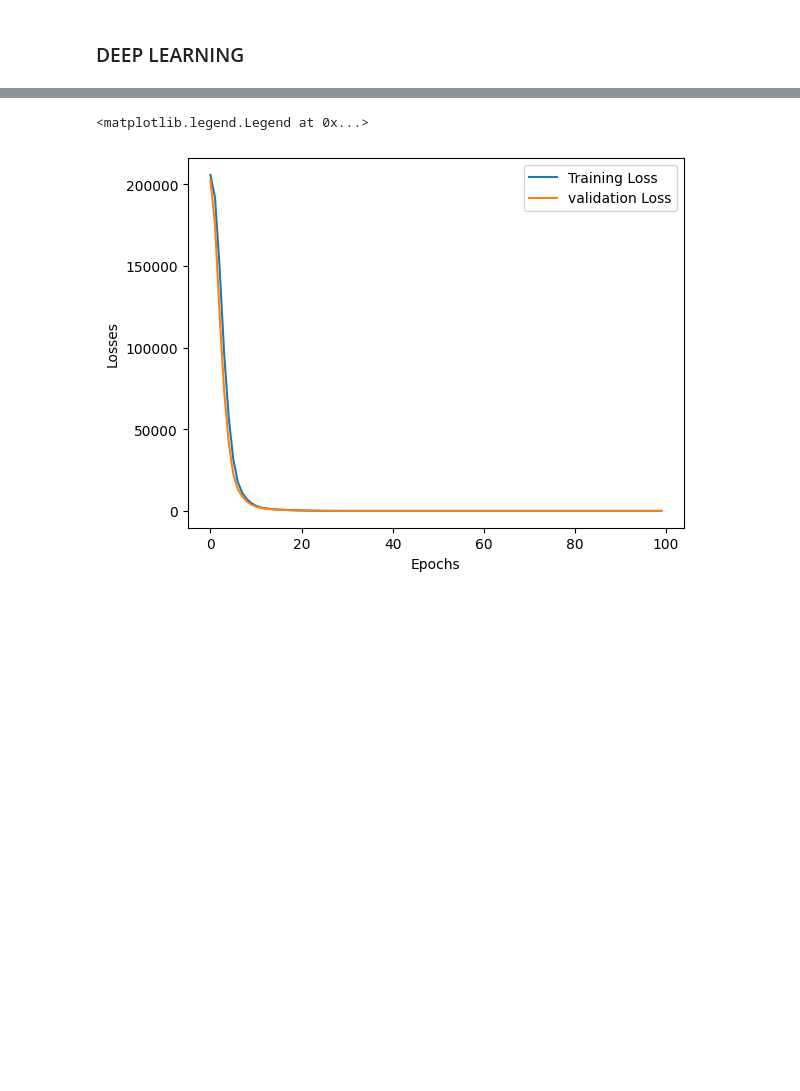
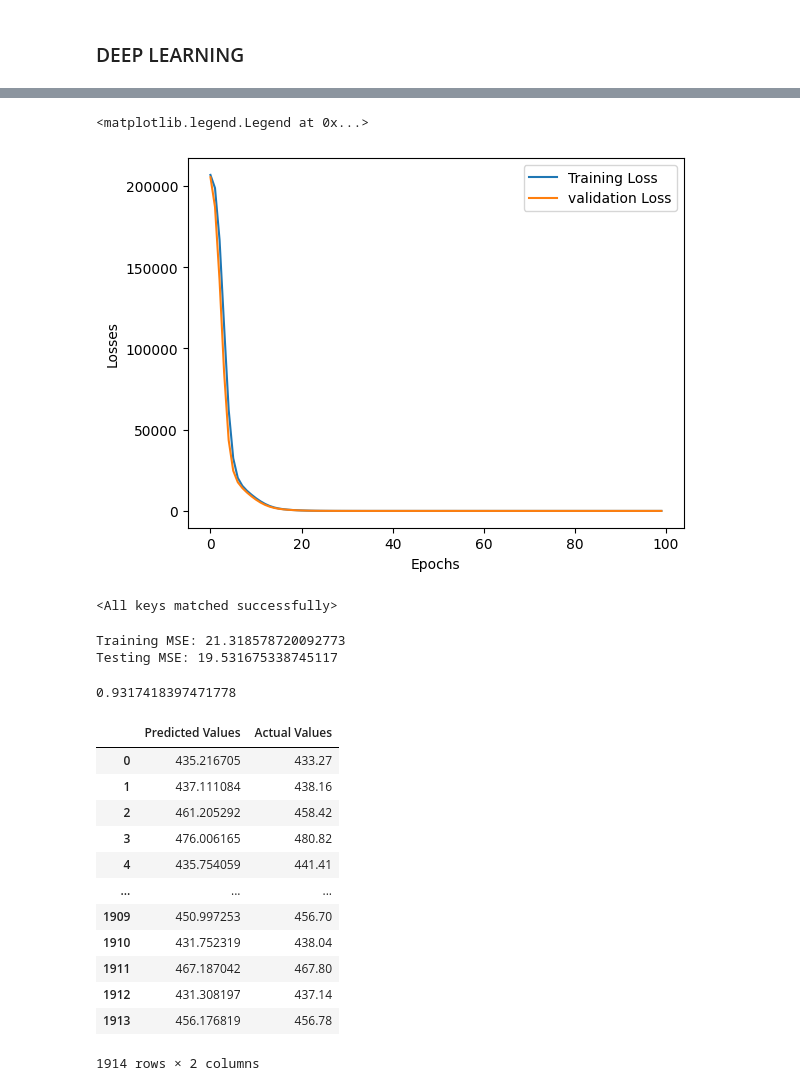
Before and after one commit to Abhay-coding/ANN_for_regression, a Jupyter notebook: ANN_Regression.ipynb, the cells around one changed output, grey strips where cells are left out. Saved outputs shown, nothing was run; the diff lists cells and outputs as text; code cells hidden in the pictures; blank space fills up the shorter version.

Commit message:
Evaluation

```diff
--- a/ANN_Regression.ipynb
+++ b/ANN_Regression.ipynb
@@ -132,4 +132,7 @@ for epoch in range(epochs):
     valid_losses.append(epoch_val_loss)
 
     print(f"epoch {epoch+1}/{epochs} ==> training loss ={epoch_training_loss} & val_loss = {epoch_val_loss}")
+    if epoch_val_loss< best_val_loss:
+        best_val_loss = epoch_val_loss
+        torch.save(model.state_dict(),"Best_model.pt") #.pt or .pth
 # %% [output]
@@ -165,4 +168,48 @@ plt.ylabel("Losses")
 plt.legend()
 # %% [output]
 <matplotlib.legend.Legend at 0x...>
-[figure, old version]
+[figure, new version]
+# %%
+#Loading the best model
+model.load_state_dict(torch.load("Best_model.pt"))
+# %% [output]
+<All keys matched successfully>
+# %%
+#Evaluation
+model.eval()
+with torch.no_grad():
+    train_pred = model(X_train_tensor)
+    test_pred = model(X_test_tensor)
+
+    train_mse_loss = crietrion(train_pred,y_train_tensor)
+    test_mse_loss = crietrion(test_pred,y_test_tensor)
+
+print("Training MSE:",train_mse_loss.item())
+print("Testing MSE:",test_mse_loss.item())
+# %% [output]
+Training MSE: 21.318578720092773
+Testing MSE: 19.531675338745117
+# %%
+from sklearn.metrics import r2_score
+print(r2_score(y_test,test_pred))
+# %% [output]
+0.9317418397471778
+# %%
+predicted_df = pd.DataFrame(test_pred.numpy(),columns=["Predicted Values"])
+actual_df = pd.DataFrame(y_test.values,columns=["Actual Values"])
+
+pd.concat([predicted_df,actual_df],axis=1)
+# %% [output]
+|  | Predicted Values | Actual Values |
+| 0 | 435.216705 | 433.27 |
+| 1 | 437.111084 | 438.16 |
+| 2 | 461.205292 | 458.42 |
+| 3 | 476.006165 | 480.82 |
+| 4 | 435.754059 | 441.41 |
+| ... | ... | ... |
+| 1909 | 450.997253 | 456.70 |
+| 1910 | 431.752319 | 438.04 |
+| 1911 | 467.187042 | 467.80 |
+| 1912 | 431.308197 | 437.14 |
+| 1913 | 456.176819 | 456.78 |
+1914 rows × 2 columns
```
Also changed, not shown: parts of 1 cell of this notebook.
